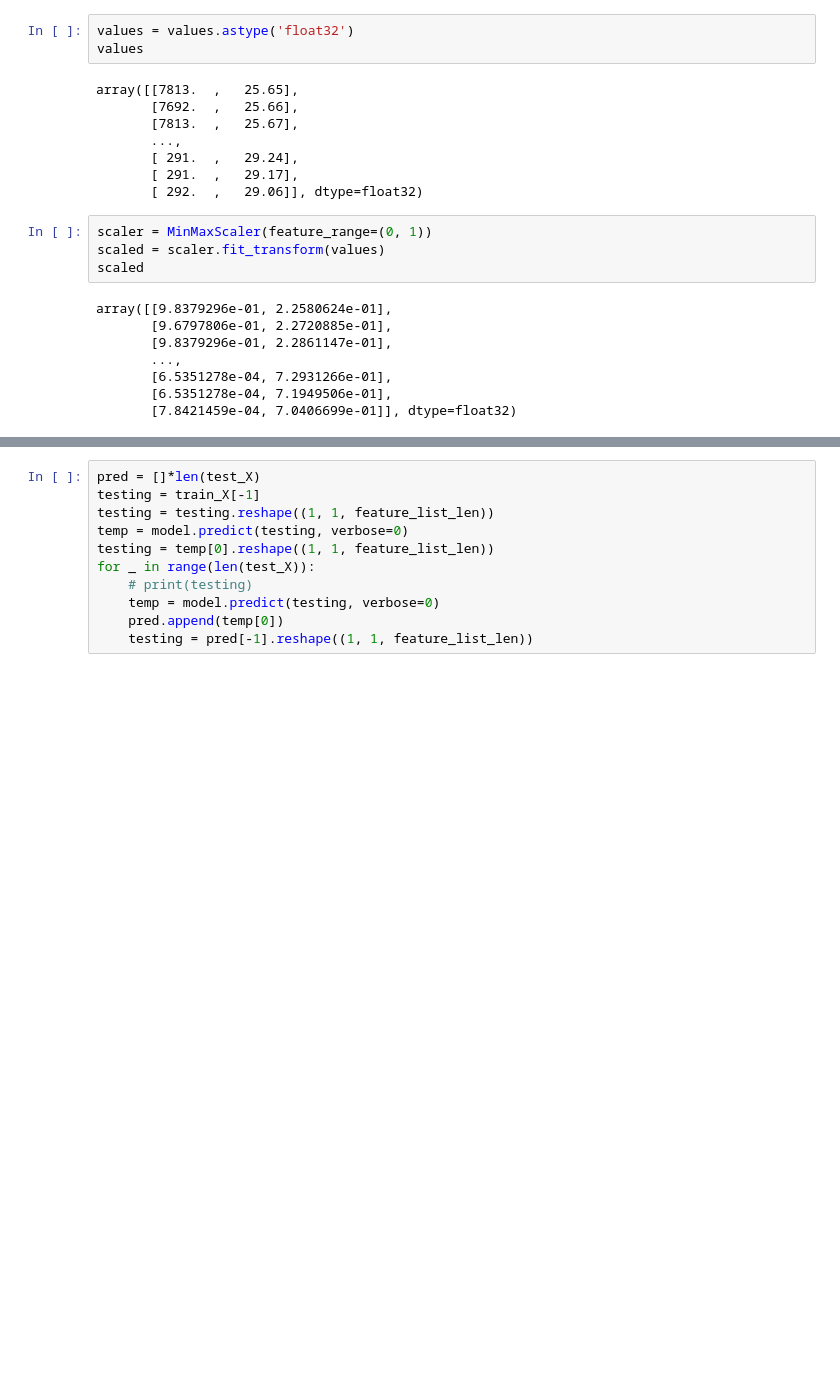
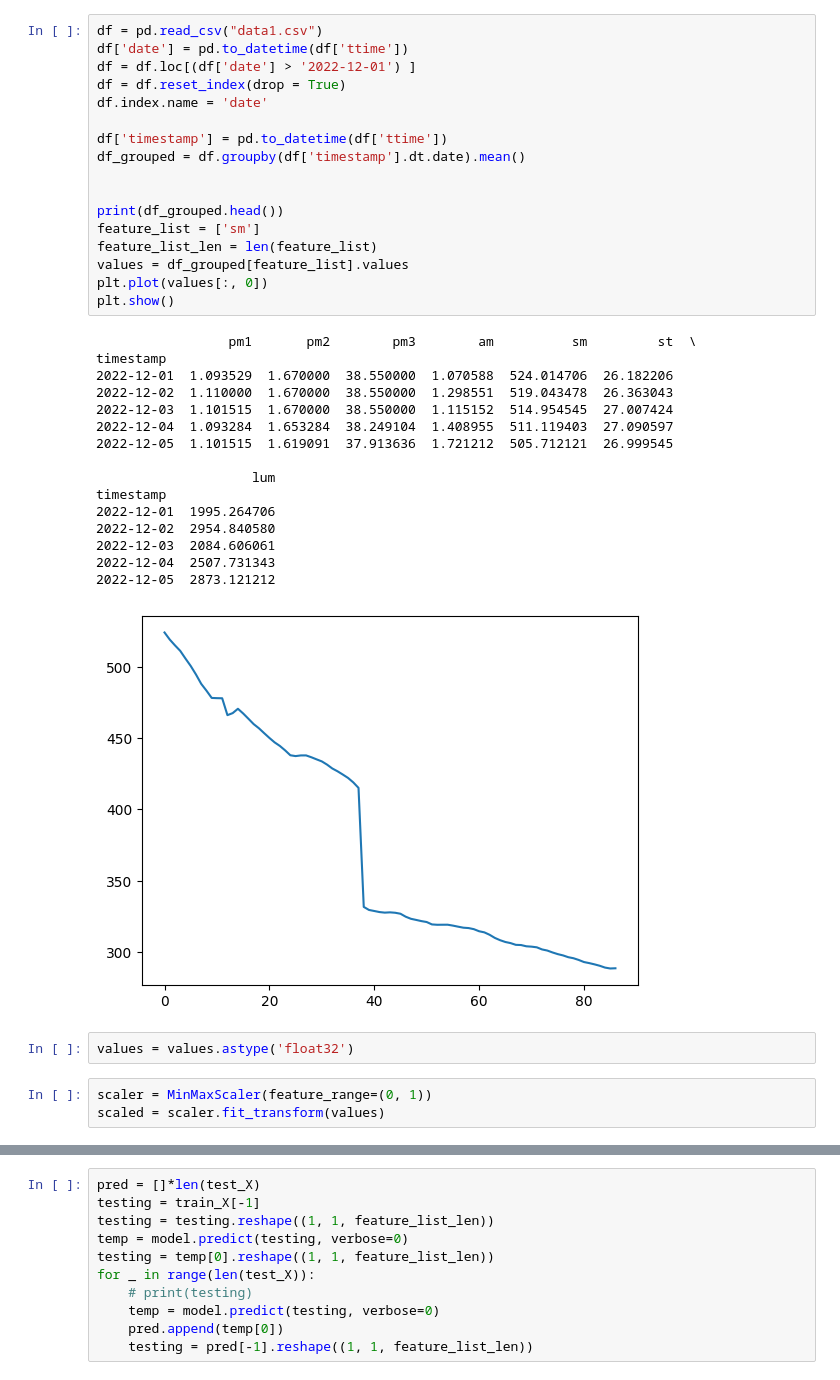
Before and after one commit to sriharikg2003/Moisture-Minds, a Jupyter notebook: neural_1.ipynb, the cells around one changed output, grey strips where cells are left out. Drawn from its saved outputs; the diff is of its cells as text; blank space fills up the shorter version.

```diff
--- a/neural_1.ipynb
+++ b/neural_1.ipynb
@@ -70,25 +31,41 @@ date
+# %%
+df = pd.read_csv("data1.csv")
+df['date'] = pd.to_datetime(df['ttime'])
+df = df.loc[(df['date'] > '2022-12-01') ]
+df = df.reset_index(drop = True)
+df.index.name = 'date'
+
+df['timestamp'] = pd.to_datetime(df['ttime'])
+df_grouped = df.groupby(df['timestamp'].dt.date).mean()
+
+
+print(df_grouped.head())
+feature_list = ['sm']
+feature_list_len = len(feature_list)
+values = df_grouped[feature_list].values
+plt.plot(values[:, 0])
+plt.show()
+# %% [output]
+                 pm1       pm2        pm3        am          sm         st  \
+timestamp
+2022-12-01  1.093529  1.670000  38.550000  1.070588  524.014706  26.182206
+2022-12-02  1.110000  1.670000  38.550000  1.298551  519.043478  26.363043
+2022-12-03  1.101515  1.670000  38.550000  1.115152  514.954545  27.007424
+2022-12-04  1.093284  1.653284  38.249104  1.408955  511.119403  27.090597
+2022-12-05  1.101515  1.619091  37.913636  1.721212  505.712121  26.999545
+
+                    lum
+timestamp
+2022-12-01  1995.264706
+2022-12-02  2954.840580
+2022-12-03  2084.606061
+2022-12-04  2507.731343
+2022-12-05  2873.121212
+[figure, added]
 # %%
 values = values.astype('float32')
-values
-# %% [output]
-array([[7813.  ,   25.65],
-       [7692.  ,   25.66],
-       [7813.  ,   25.67],
-       ...,
-       [ 291.  ,   29.24],
-       [ 291.  ,   29.17],
-       [ 292.  ,   29.06]], dtype=float32)
 # %%
 scaler = MinMaxScaler(feature_range=(0, 1))
 scaled = scaler.fit_transform(values)
-scaled
-# %% [output]
-array([[9.8379296e-01, 2.2580624e-01],
-       [9.6797806e-01, 2.2720885e-01],
-       [9.8379296e-01, 2.2861147e-01],
-       ...,
-       [6.5351278e-04, 7.2931266e-01],
-       [6.5351278e-04, 7.1949506e-01],
-       [7.8421459e-04, 7.0406699e-01]], dtype=float32)
 # %%
 reframed = series_to_supervised(scaled, 1, 1)
```
Also changed, not shown: parts of 10 cells of this notebook.
